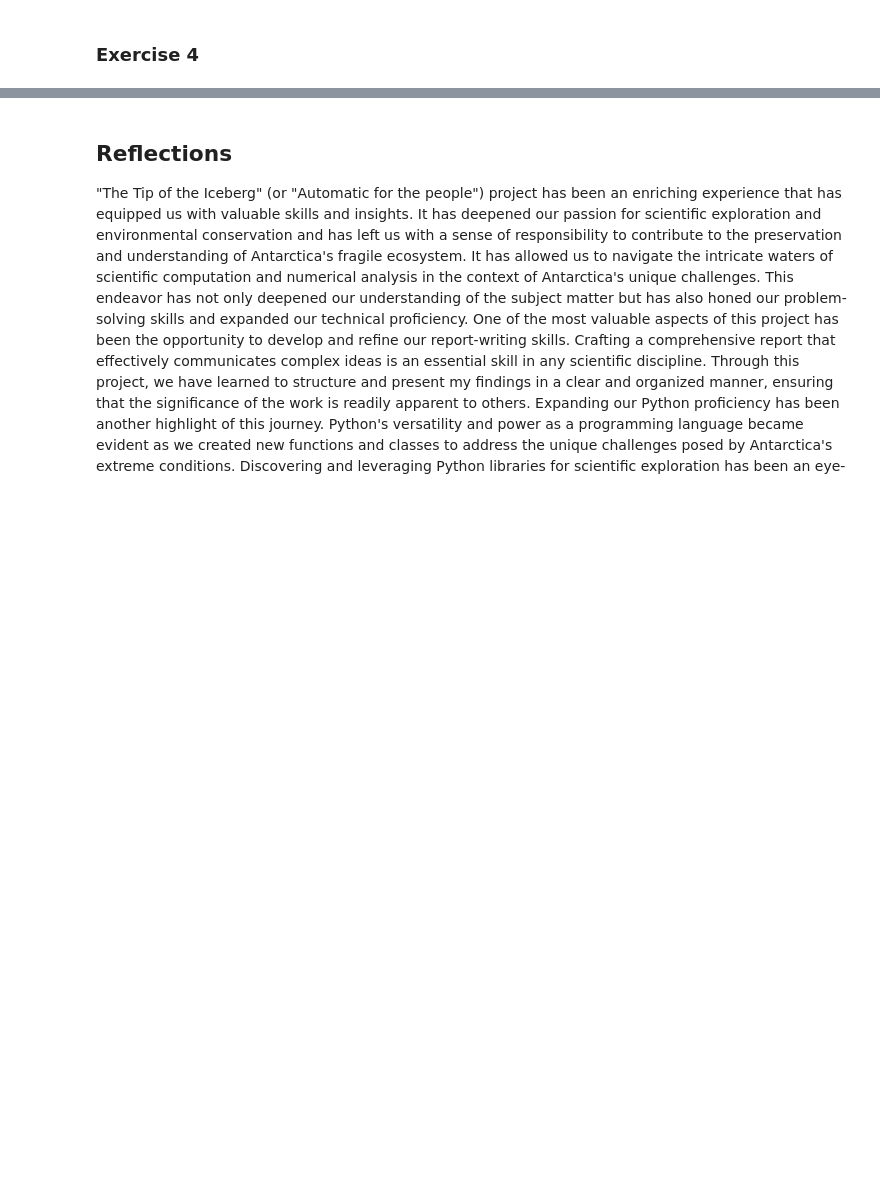
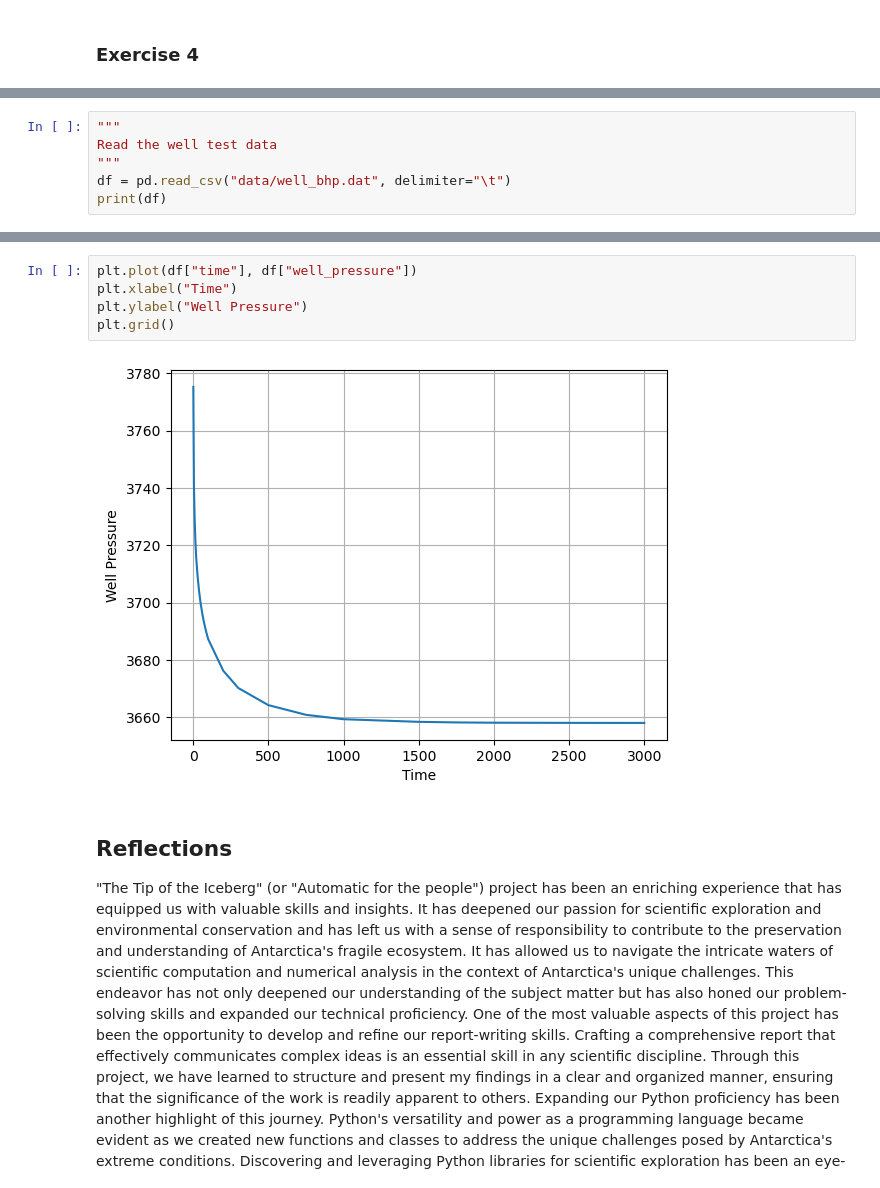
Before and after one commit to MOD510-2023/Project-2, a Jupyter notebook: project2.ipynb, the cells around one changed output, grey strips where cells are left out. Saved outputs shown, nothing was run; the diff lists cells and outputs as text; blank space fills up the shorter version.

```diff
--- a/project2.ipynb
+++ b/project2.ipynb
@@ -150,0 +166,6 @@ def thomas_algorithm(l, d, u, r):
+# %%
+"""
+Read the well test data
+"""
+df = pd.read_csv("data/well_bhp.dat", delimiter="\t")
+print(df)
@@ -151,3 +190,10 @@ def thomas_algorithm(l, d, u, r):
+# %%
+plt.plot(df["time"], df["well_pressure"])
+plt.xlabel("Time")
+plt.ylabel("Well Pressure")
+plt.grid()
+# %% [output]
+[figure, added]
 # %% [markdown]
 ## Reflections
 
```
Also changed, not shown: parts of 10 cells of this notebook.
